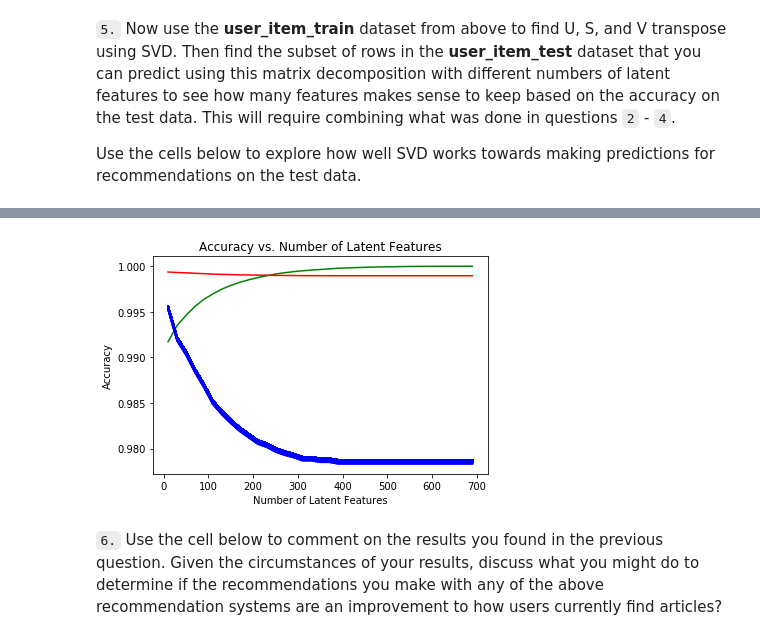
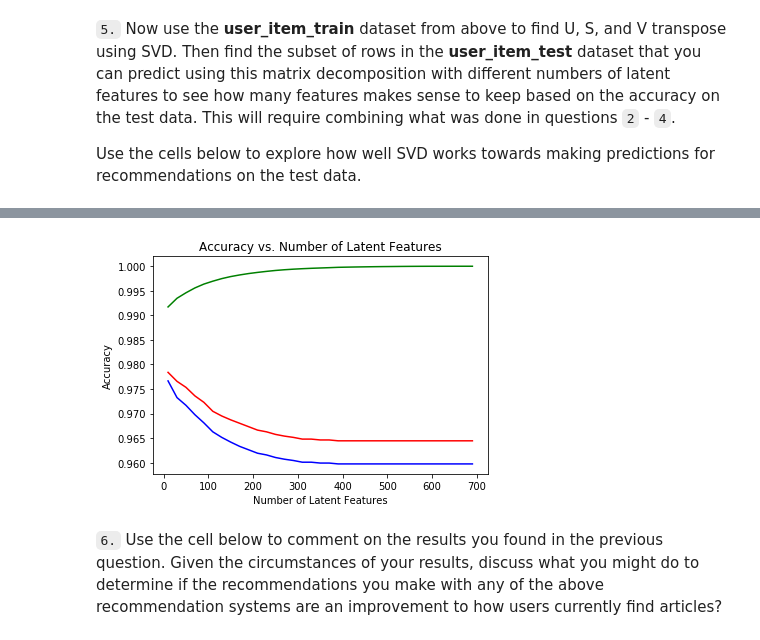
Before and after one commit to mikeh160/Recommendations-with-IBM-Watson, a Jupyter notebook: Recommendations_with_IBM.ipynb, the cells around one changed output, grey strips where cells are left out. Cells and saved outputs as stored; diff of their text form; code cells hidden in the pictures.

```diff
--- a/Recommendations_with_IBM.ipynb
+++ b/Recommendations_with_IBM.ipynb
@@ -925,41 +921,42 @@ sum_errs_train, sum_errs_test, all_sum_errs = [], [], []
 
 
 
 for k in num_latent_feats:
     # restructure with k latent features
     s_train_new, u_train_new, vt_train_new = np.diag(s_train[:k]), u_train[:, :k], vt_train[:k, :]
     s_test_new, vt_test_new = u_test[:, :k], vt_test[:k, :]
 
     # take dot product
-    user_item_train_estim = np.around(np.dot(np.dot(u_train_new, s_train_new), vt_train_new))
-    user_item_test_estim =  np.around(np.dot(np.dot(s_test_new, s_train_new), vt_test_new))
+    user_item_train_preds = np.around(np.dot(np.dot(u_train_new, s_train_new), vt_train_new))
+    user_item_test_preds =  np.around(np.dot(np.dot(s_test_new, s_train_new), vt_test_new))
+
 
     # compute error for each prediction to actual value
-    #diffs_train = np.subtract(user_item_matrix, user_item_train_estim)
-    #diffs_test = np.subtract(user_item_matrix, user_item_test_estim)
+    #diffs_train = np.subtract(user_item_matrix, user_item_train_preds)
+    #diffs_test = np.subtract(user_item_matrix, user_item_test_preds)
 
-    diffs_train = np.subtract(user_item_train, user_item_train_estim)
-    diffs_test = np.subtract(user_item_test_subset, user_item_test_estim)
+    diffs_train = np.subtract(user_item_train_preds, user_item_train)
+    diffs_test = np.subtract(user_item_test_preds, user_item_test_subset)
 
     # total errors and keep track of them
-    all_sum_errs.append((np.sum(user_item_test_estim)+np.sum(user_item_test_subset)))
+    all_sum_errs.append((np.sum(user_item_test_preds)+np.sum(np.sum(user_item_test_subset))))
 
 
     err_train = np.sum(np.sum(np.abs(diffs_train)))
     sum_errs_train.append(err_train)
 
     err_test = np.sum(np.sum(np.abs(diffs_test)))
     sum_errs_test.append(err_test)
 
 
 plt.plot(num_latent_feats, 1 - np.array(sum_errs_train)/(user_item_train.shape[0]*user_item_train.shape[1]), color ='green');
-plt.plot(num_latent_feats, 1 - np.array(sum_errs_test)/(user_item_test.shape[0]*user_item_test.shape[1]), color='red');
+plt.plot(num_latent_feats, 1 - np.array(sum_errs_test)/(user_item_test_subset.shape[0]*user_item_test_subset.shape[1]), color='red');
 plt.plot(num_latent_feats, 1 - np.array(all_sum_errs)/(user_item_test_subset.shape[0]*user_item_test_subset.shape[1]), color='blue');
 
 plt.xlabel('Number of Latent Features');
 plt.ylabel('Accuracy');
 plt.title('Accuracy vs. Number of Latent Features');
 # %% [output]
-[figure, old version]
+[figure, new version]
 # %% [markdown]
 `6.` Use the cell below to comment on the results you found in the previous question. Given the circumstances of your results, discuss what you might do to determine if the recommendations you make with any of the above recommendation systems are an improvement to how users currently find articles?
```
Also changed, not shown: parts of 14 cells of this notebook.
